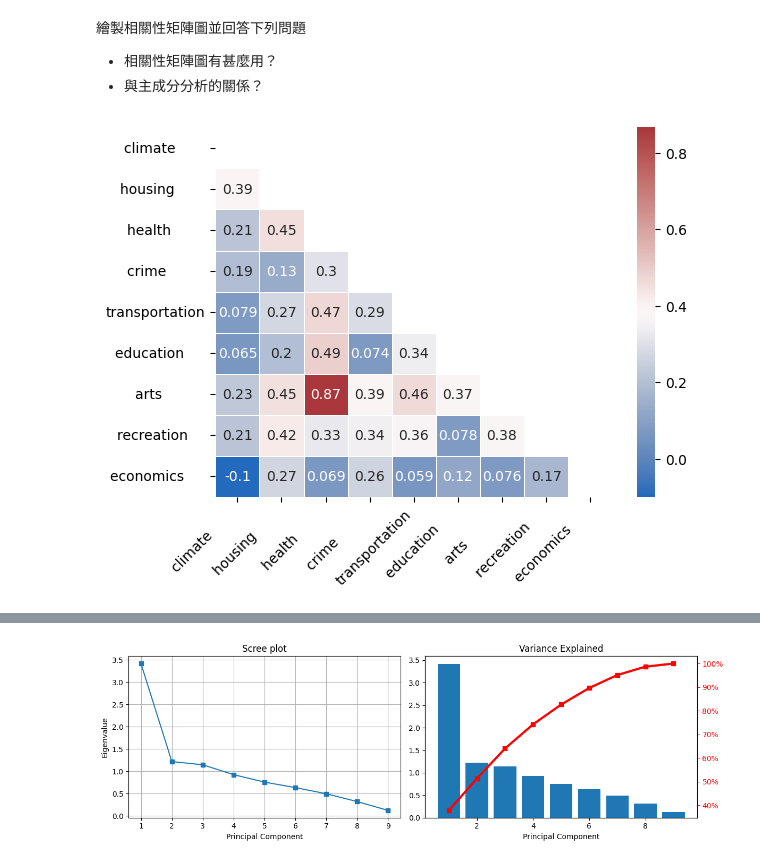
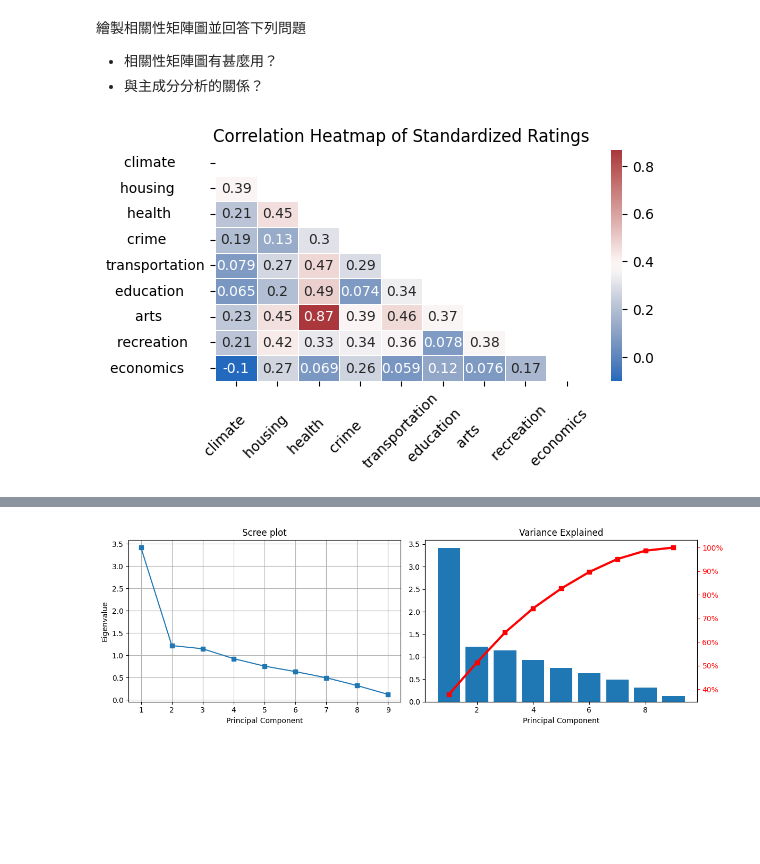
Before and after one commit to Yu-Chia-Lei/shallow-machine-learning, a Jupyter notebook: week1/PCA_tutorial.ipynb, the cells around one changed output, grey strips where cells are left out. Saved outputs shown, nothing was run; the diff lists cells and outputs as text; code cells hidden in the pictures; blank space fills up the shorter version.

```diff
--- a/week1/PCA_tutorial.ipynb
+++ b/week1/PCA_tutorial.ipynb
@@ -112,23 +97,21 @@ plt.show()
 - 相關性矩陣圖有甚麼用？
 - 與主成分分析的關係？
 # %%
-import seaborn
-
+fig, ax = plt.subplots(figsize = (6, 3))
 df = pd.DataFrame(ratings_, columns = categories)
 R = df.corr()
 mask = np.triu(np.ones_like(R, dtype=bool)) # diagonal mask
 seaborn.heatmap(R, annot=True, mask = mask, cmap='vlag', linewidths=0.5)
-
+plt.xticks(rotation=45)
+plt.title('Correlation Heatmap of Standardized Ratings')
 # setting heatmap properties
 # cmap = seaborn.color_palette('vlag', as_cmap = True)
 # mask = np.triu(np.ones_like(R, dtype = bool)) # diagonal mask
 # cbar_kws = dict({'shrink': 0.5})
 # annot_kws = dict({'ha': 'center', 'va': 'center', 'size': 8})
 # seaborn.heatmap(R, annot = True, annot_kws = annot_kws, mask = mask,\
 #             cmap = cmap, center = 0, square = True,\
 #             linewidths = .5, cbar_kws=cbar_kws)
-
-plt.xticks(rotation = 45, ha = 'right')
 plt.show()
 # %% [output]
-[figure, old version]
+[figure, new version]
```
Also changed, not shown: parts of 39 cells of this notebook, 5 other files.
